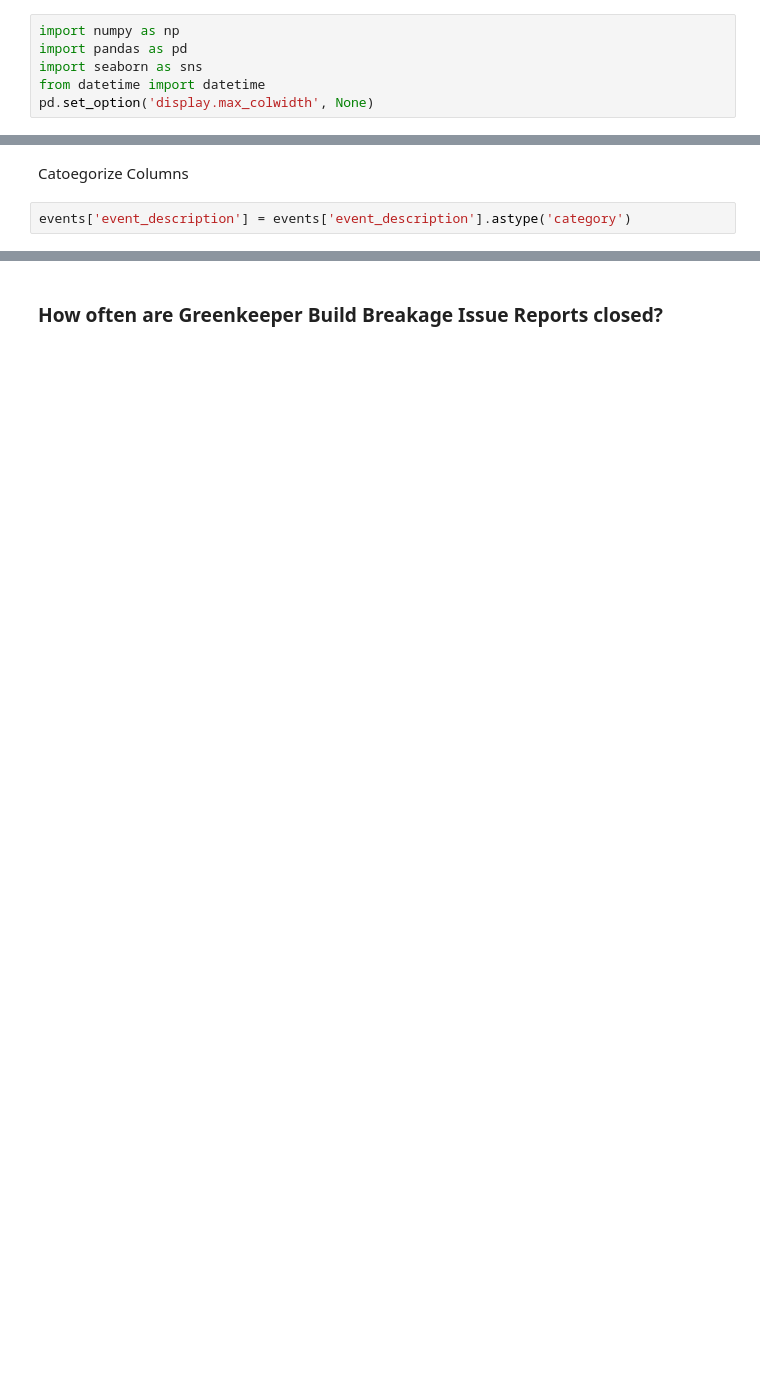
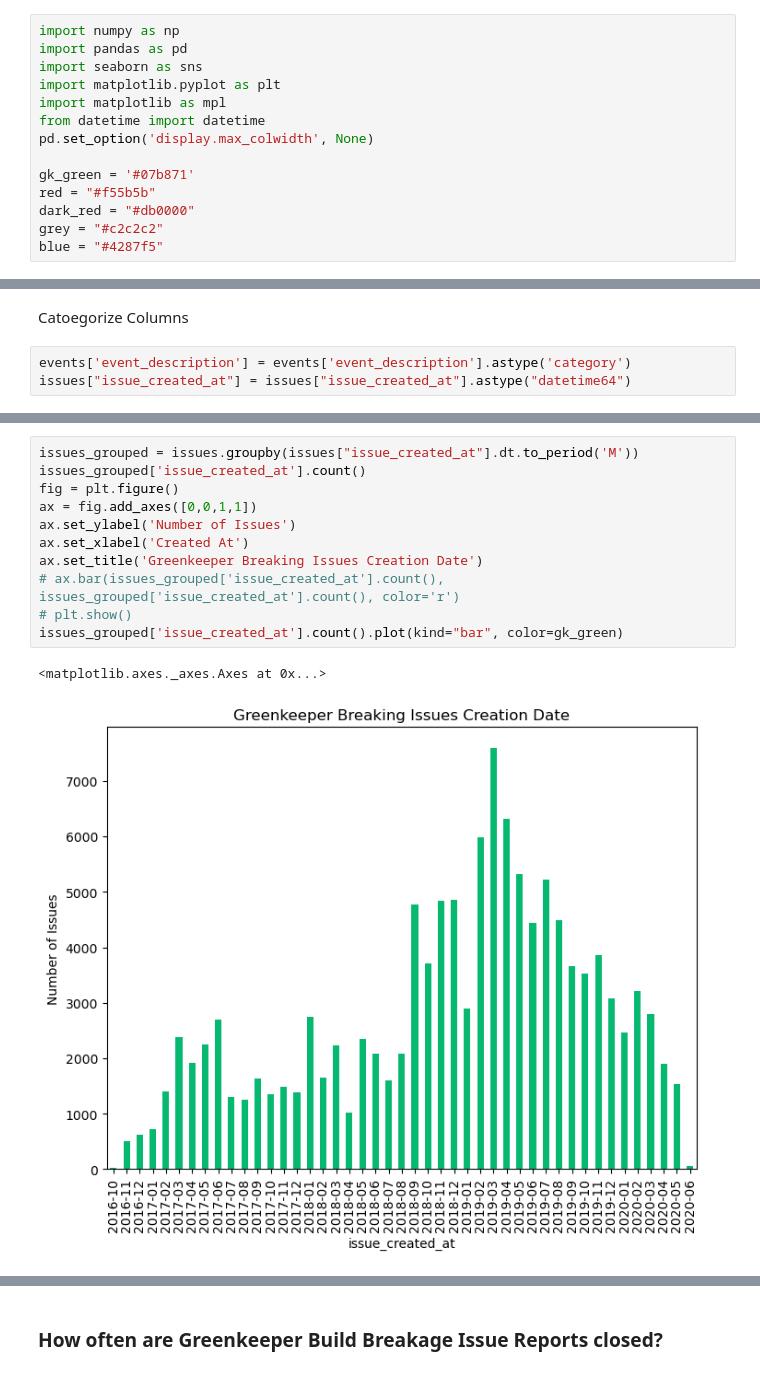
Before and after one commit to brombaut/GKIR_Analysis, a Jupyter notebook: gk_data_explore.ipynb, the cells around one changed output, grey strips where cells are left out. Drawn from its saved outputs; the diff is of its cells as text; blank space fills up the shorter version.

```diff
--- a/gk_data_explore.ipynb
+++ b/gk_data_explore.ipynb
@@ -2,8 +2,16 @@
 import numpy as np
 import pandas as pd
 import seaborn as sns
+import matplotlib.pyplot as plt
+import matplotlib as mpl
 from datetime import datetime
 pd.set_option('display.max_colwidth', None)
+
+gk_green = '#07b871'
+red = "#f55b5b"
+dark_red = "#db0000"
+grey = "#c2c2c2"
+blue = "#4287f5"
 # %% [markdown]
 ### Load Data
 # %%
@@ -32,3 +90,4 @@ def calculate_percent(numer, denom):
 Catoegorize Columns
 # %%
 events['event_description'] = events['event_description'].astype('category')
+issues["issue_created_at"] = issues["issue_created_at"].astype("datetime64")
@@ -34,0 +183,14 @@ events['event_description'] = events['event_description'].astype('category')
+# %%
+issues_grouped = issues.groupby(issues["issue_created_at"].dt.to_period('M'))
+issues_grouped['issue_created_at'].count()
+fig = plt.figure()
+ax = fig.add_axes([0,0,1,1])
+ax.set_ylabel('Number of Issues')
+ax.set_xlabel('Created At')
+ax.set_title('Greenkeeper Breaking Issues Creation Date')
+# ax.bar(issues_grouped['issue_created_at'].count(), issues_grouped['issue_created_at'].count(), color='r')
+# plt.show()
+issues_grouped['issue_created_at'].count().plot(kind="bar", color=gk_green)
+# %% [output]
+<matplotlib.axes._axes.Axes at 0x...>
+[figure, added]
```
Also changed, not shown: parts of 55 cells of this notebook, 22 other files.
